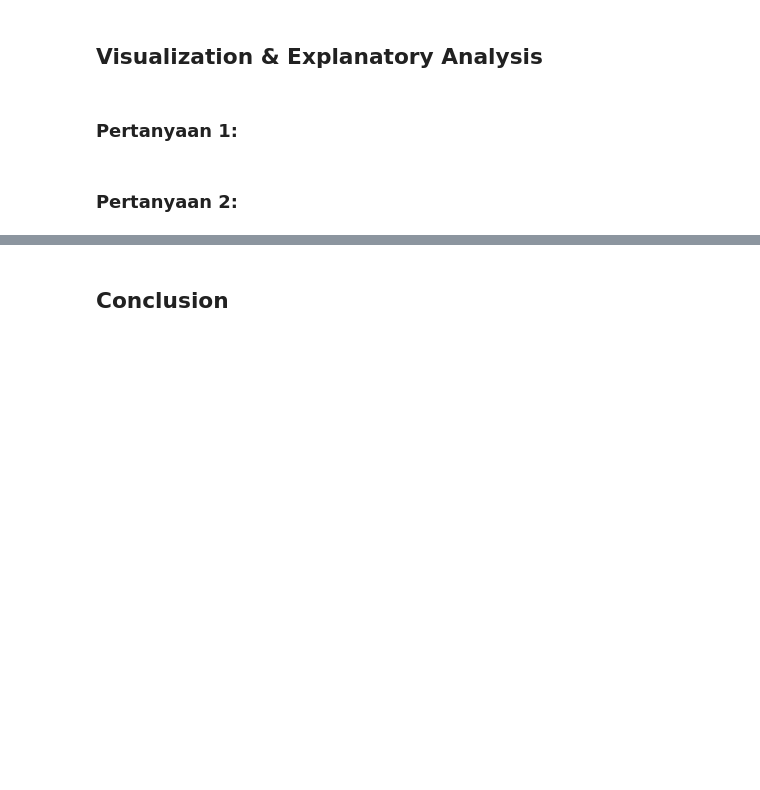
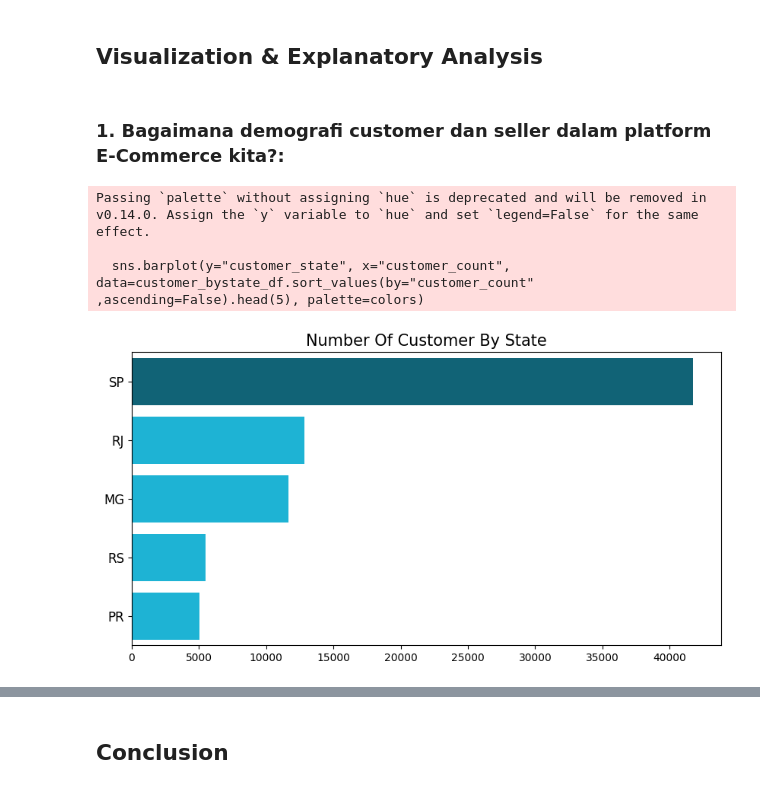
Before and after one commit to ArovaSyams/ecommerce-python-data-analysis, a Jupyter notebook: notebook.ipynb, the cells around one changed output, grey strips where cells are left out. Drawn from its saved outputs; the diff is of its cells as text; code cells hidden in the pictures; blank space fills up the shorter version.

```diff
--- a/notebook.ipynb
+++ b/notebook.ipynb
@@ -1620,7 +1618,29 @@ all_df
 119143 rows × 40 columns
 # %% [markdown]
 ## Visualization & Explanatory Analysis
-# %% [markdown]
-### Pertanyaan 1:
-# %% [markdown]
-### Pertanyaan 2:
+# %% [markdown]
+### 1. Bagaimana demografi customer dan seller dalam platform E-Commerce kita?:
+# %%
+
+
+# demografi customer by state
+customer_bystate_df = all_df.groupby("customer_state").customer_id.nunique().reset_index()
+customer_bystate_df.rename(columns={
+    "customer_id": "customer_count"
+}, inplace=True)
+
+# make visualization
+plt.figure(figsize=(10, 5))
+colors = ["#006e87", "#00c6f2", "#00c6f2", "#00c6f2", "#00c6f2"]
+
+sns.barplot(y="customer_state", x="customer_count", data=customer_bystate_df.sort_values(by="customer_count" ,ascending=False).head(5), palette=colors)
+plt.title("Number Of Customer By State", loc="center", fontsize=15)
+plt.xlabel(None)
+plt.ylabel(None)
+plt.tick_params(axis="y", labelsize=12)
+plt.show()
+# %% [output]
+Passing `palette` without assigning `hue` is deprecated and will be removed in v0.14.0. Assign the `y` variable to `hue` and set `legend=False` for the same effect.
+
+  sns.barplot(y="customer_state", x="customer_count", data=customer_bystate_df.sort_values(by="customer_count" ,ascending=False).head(5), palette=colors)
+[figure, added]
```
Also changed, not shown: parts of 16 cells of this notebook, 2 other files.
